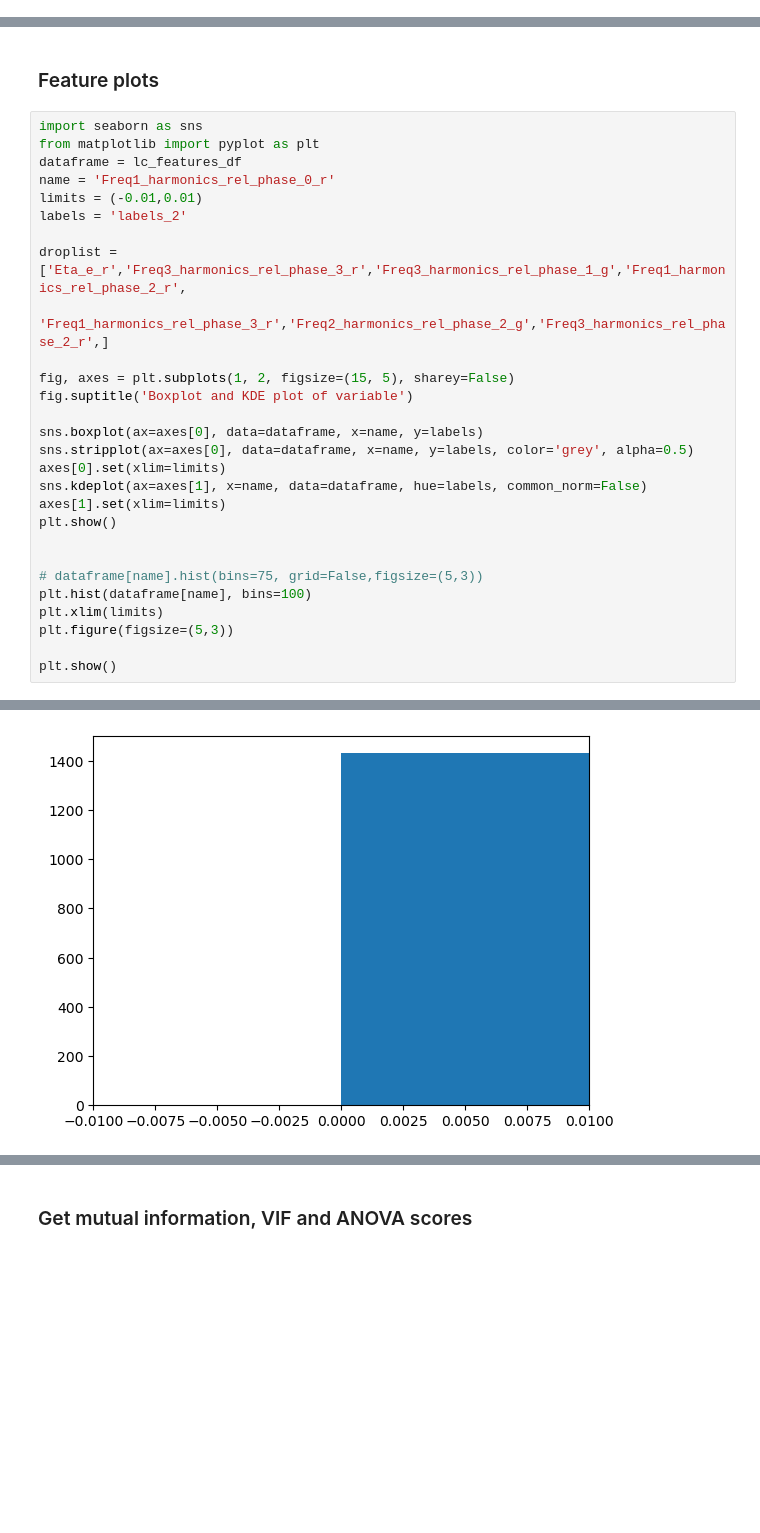
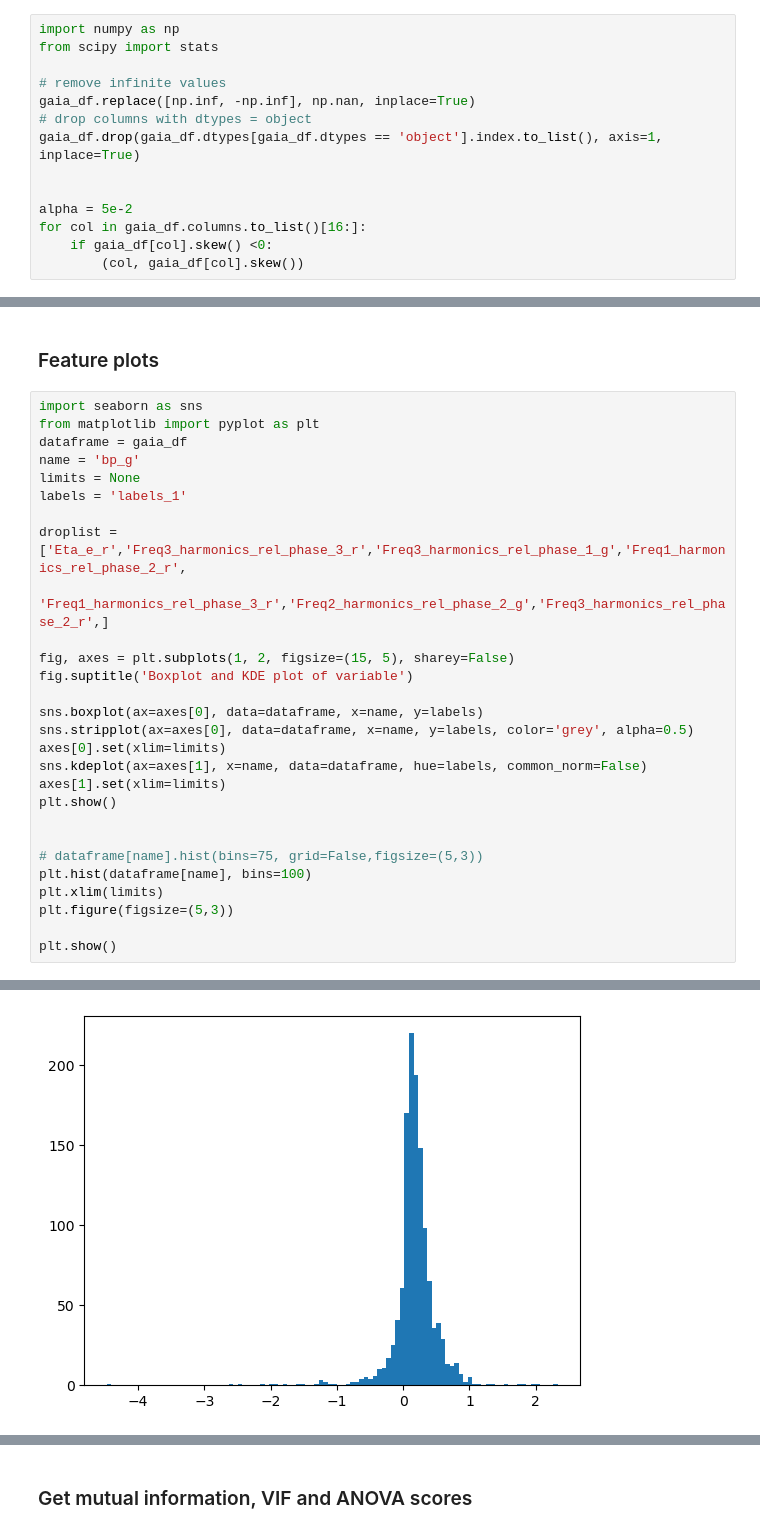
Before and after one commit to dharmesh1007/ZTF_code, a Jupyter notebook: source/3_feature_testing.ipynb, the cells around one changed output, grey strips where cells are left out. Cells and saved outputs as stored; diff of their text form; blank space fills up the shorter version.

```diff
--- a/source/3_feature_testing.ipynb
+++ b/source/3_feature_testing.ipynb
@@ -448,3 +411,17 @@ def apply_thresholds(dataframe, cols, thresholds):
     return df
 # %% [markdown]
 ### Handle outliers
+# %%
+import numpy as np
+from scipy import stats
+
+# remove infinite values
+gaia_df.replace([np.inf, -np.inf], np.nan, inplace=True)
+# drop columns with dtypes = object
+gaia_df.drop(gaia_df.dtypes[gaia_df.dtypes == 'object'].index.to_list(), axis=1, inplace=True)
+
+
+alpha = 5e-2
+for col in gaia_df.columns.to_list()[16:]:
+    if gaia_df[col].skew() <0:
+        (col, gaia_df[col].skew())
@@ -490,10 +471,10 @@ phot_bp_rp_excess_factor
 # %%
 import seaborn as sns
 from matplotlib import pyplot as plt
-dataframe = lc_features_df
-name = 'Freq1_harmonics_rel_phase_0_r'
-limits = (-0.01,0.01)
-labels = 'labels_2'
+dataframe = gaia_df
+name = 'bp_g'
+limits = None
+labels = 'labels_1'
 
 droplist = ['Eta_e_r','Freq3_harmonics_rel_phase_3_r','Freq3_harmonics_rel_phase_1_g','Freq1_harmonics_rel_phase_2_r',
             'Freq1_harmonics_rel_phase_3_r','Freq2_harmonics_rel_phase_2_g','Freq3_harmonics_rel_phase_2_r',]
@@ -520,4 +501,4 @@ plt.show()
-[figure, old version]
+[figure, new version]
 <Figure size 500x300 with 0 Axes>
 # %% [markdown]
 ### Get mutual information, VIF and ANOVA scores
```
Also changed, not shown: parts of 9 cells of this notebook, 6 other files.
